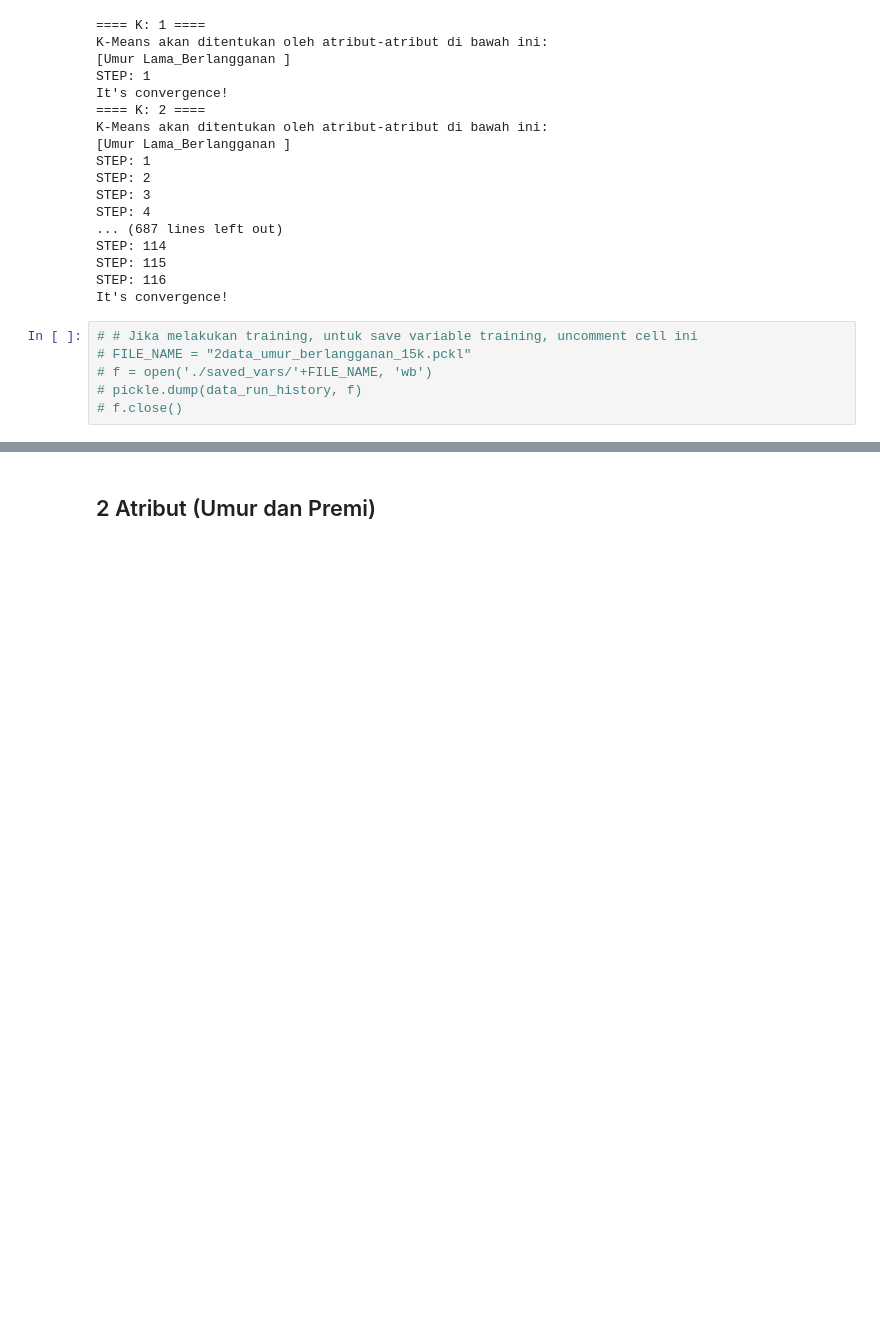
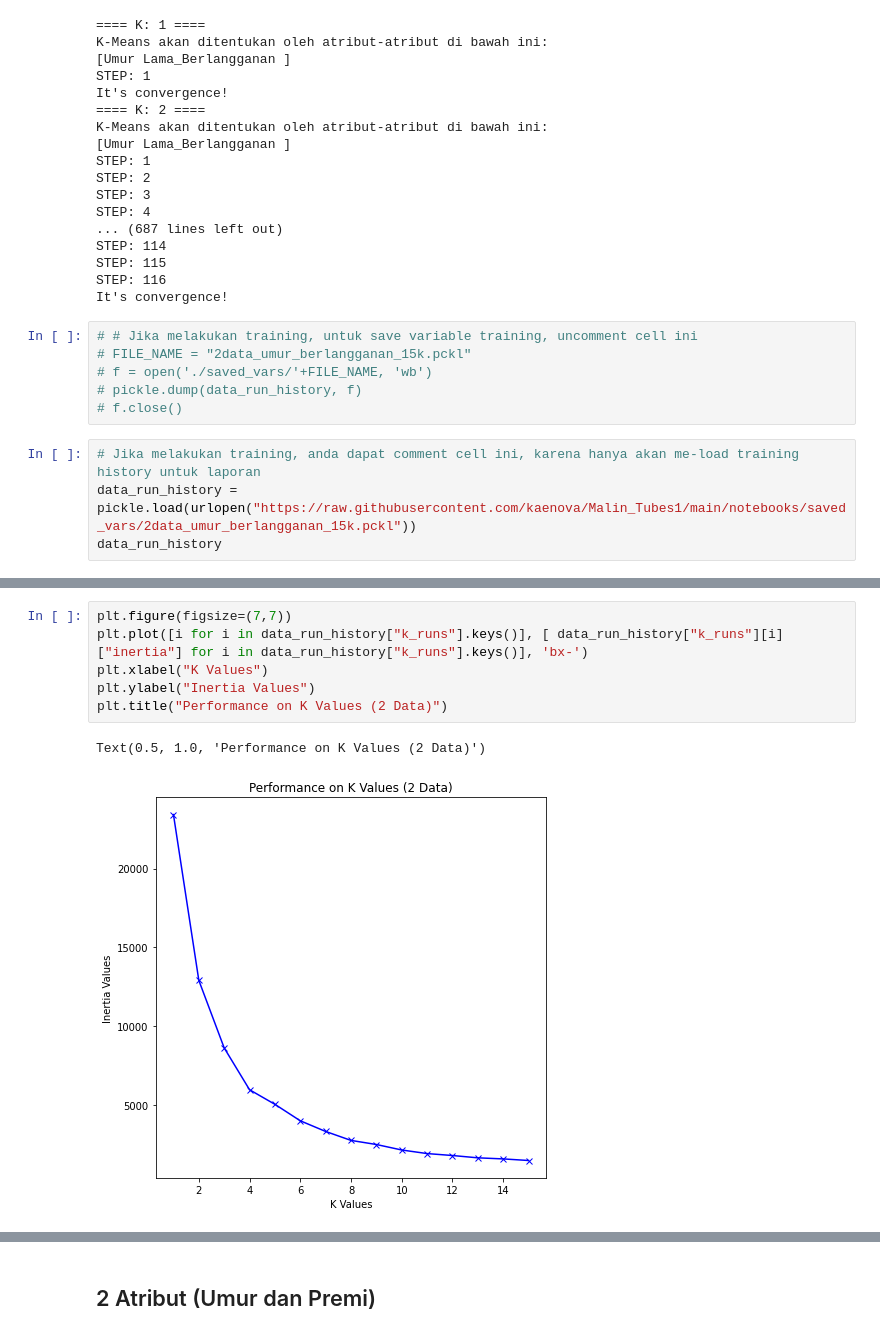
Before and after one commit to kaenova/Malin_Tubes1, a Jupyter notebook: notebooks/Malin_Tubes1_Pengumpulan.ipynb, the cells around one changed output, grey strips where cells are left out. Drawn from its saved outputs; the diff is of its cells as text; blank space fills up the shorter version.

Commit message:
Adding more graph git add .git add .git add .git add .!

```diff
--- a/notebooks/Malin_Tubes1_Pengumpulan.ipynb
+++ b/notebooks/Malin_Tubes1_Pengumpulan.ipynb
@@ -608,3 +608,7 @@ It's convergence!
 # f = open('./saved_vars/'+FILE_NAME, 'wb')
 # pickle.dump(data_run_history, f)
 # f.close()
+# %%
+# Jika melakukan training, anda dapat comment cell ini, karena hanya akan me-load training history untuk laporan
+data_run_history = pickle.load(urlopen("https://raw.githubusercontent.com/kaenova/Malin_Tubes1/main/notebooks/saved_vars/2data_umur_berlangganan_15k.pckl"))
+data_run_history
@@ -610,0 +633,9 @@ It's convergence!
+# %%
+plt.figure(figsize=(7,7))
+plt.plot([i for i in data_run_history["k_runs"].keys()], [ data_run_history["k_runs"][i]["inertia"] for i in data_run_history["k_runs"].keys()], 'bx-')
+plt.xlabel("K Values")
+plt.ylabel("Inertia Values")
+plt.title("Performance on K Values (2 Data)")
+# %% [output]
+Text(0.5, 1.0, 'Performance on K Values (2 Data)')
+[figure, added]
```
Also changed, not shown: parts of 13 cells of this notebook.
